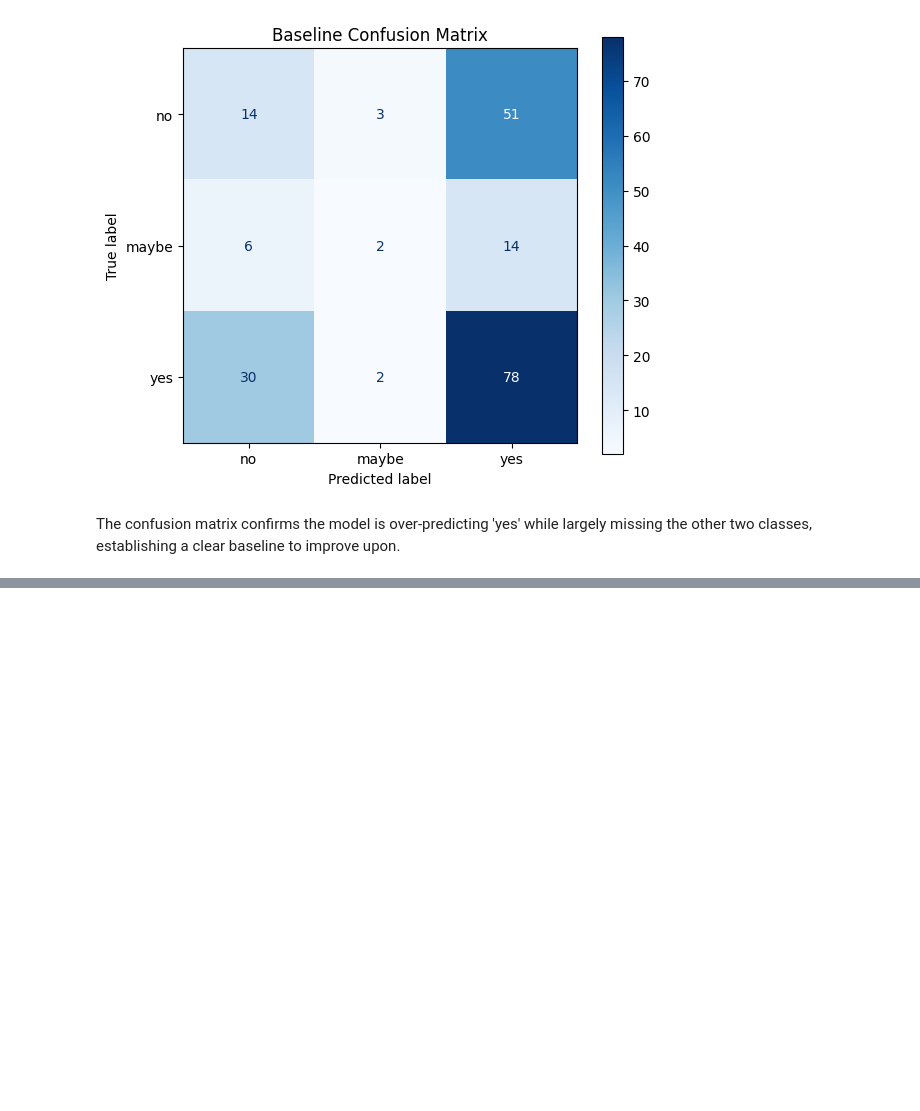
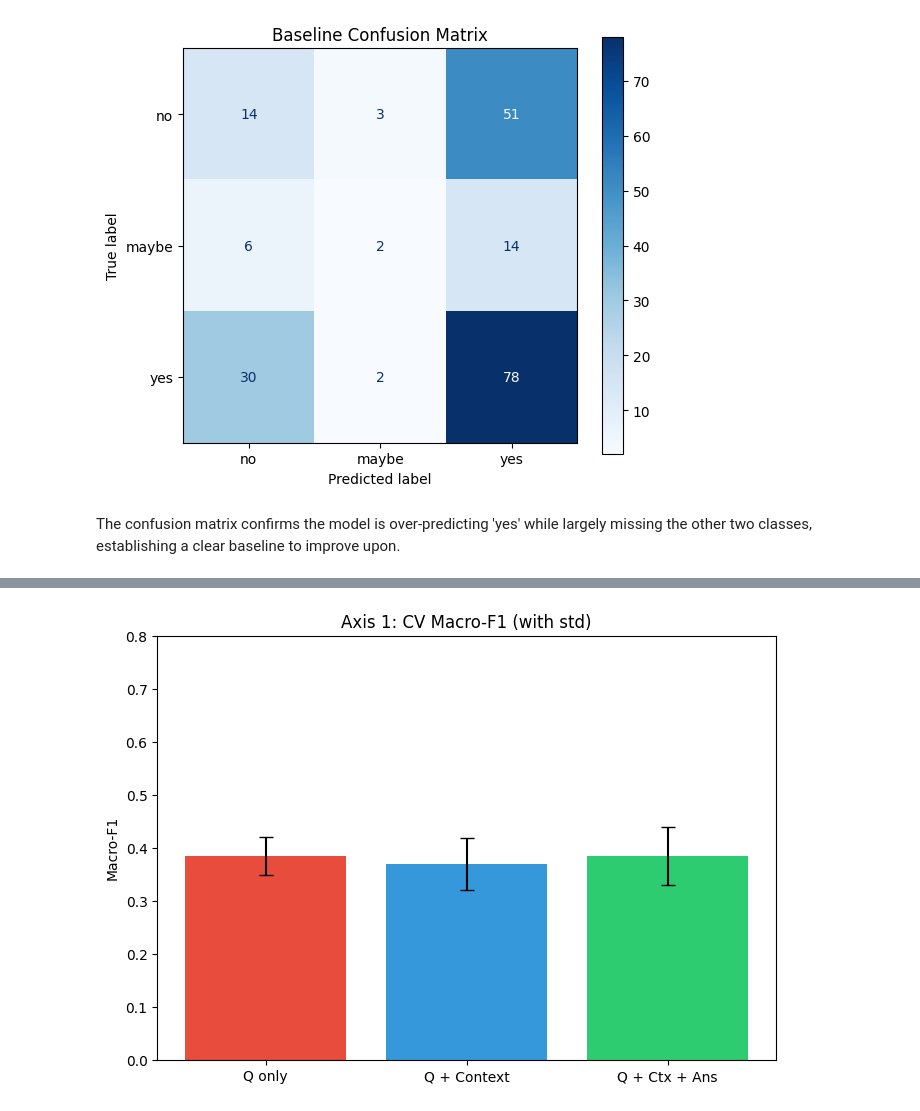
Before and after one commit to tanishkshindepatil01/ai-text-analytics-coursework-team16-task1, a Jupyter notebook: AI&TA.ipynb, the cells around one changed output, grey strips where cells are left out. Saved outputs shown, nothing was run; the diff lists cells and outputs as text; code cells hidden in the pictures; blank space fills up the shorter version.

```diff
--- a/AI&TA.ipynb
+++ b/AI&TA.ipynb
@@ -664,0 +719,15 @@ The confusion matrix confirms the model is over-predicting 'yes' while largely m
+# %%
+res_a1b = baseline_res
+print("\nA1b — Question + Context + TF-IDF + LR  (= Baseline)")
+print(f"  CV Macro-F1 : {res_a1b['cv_f1_mean']:.4f} +/- {res_a1b['cv_f1_std']:.4f}")
+print(f"  Test F1     : {res_a1b['test_f1']:.4f}")
+
+pipe_a1c = clone(axis1_pipe)
+res_a1c = evaluate_with_cv(pipe_a1c, X_train_qctxans, y_train, X_test_qctxans, y_test)
+all_preds["A1c_Q_Ctx_Ans"] = res_a1c["preds"]
+
+print("\nA1c — Question + Context + Long Answer + TF-IDF + LR")
+print(f"  CV Macro-F1 : {res_a1c['cv_f1_mean']:.4f} +/- {res_a1c['cv_f1_std']:.4f}")
+print(f"  Test Acc    : {res_a1c['test_acc']:.4f}")
+print(f"  Test F1     : {res_a1c['test_f1']:.4f}")
+print(classification_report(y_test, res_a1c["preds"], target_names=["no","maybe","yes"], zero_division=0))
@@ -664,0 +758,65 @@ The confusion matrix confirms the model is over-predicting 'yes' while largely m
+# %%
+import matplotlib.pyplot as plt
+import pandas as pd
+import os
+from IPython.display import display
+
+save_dir = "visualizations"
+os.makedirs(save_dir, exist_ok=True)
+
+all_results["A1a: Q only"] = {
+    "CV Macro-F1": f"{res_a1a['cv_f1_mean']:.4f} +/- {res_a1a['cv_f1_std']:.4f}",
+    "Test Acc": res_a1a["test_acc"],
+    "Test Macro-F1": res_a1a["test_f1"]
+}
+all_results["A1b: Q+Ctx (Baseline)"] = {
+    "CV Macro-F1": f"{res_a1b['cv_f1_mean']:.4f} +/- {res_a1b['cv_f1_std']:.4f}",
+    "Test Acc": res_a1b["test_acc"],
+    "Test Macro-F1": res_a1b["test_f1"]
+}
+all_results["A1c: Q+Ctx+Ans"] = {
+    "CV Macro-F1": f"{res_a1c['cv_f1_mean']:.4f} +/- {res_a1c['cv_f1_std']:.4f}",
+    "Test Acc": res_a1c["test_acc"],
+    "Test Macro-F1": res_a1c["test_f1"]
+}
+
+axis1_summary = pd.DataFrame({
+    "Variant": ["Q only", "Q + Context", "Q + Ctx + Ans"],
+    "CV Macro-F1": [res_a1a["cv_f1_mean"], res_a1b["cv_f1_mean"], res_a1c["cv_f1_mean"]],
+    "CV Std": [res_a1a["cv_f1_std"], res_a1b["cv_f1_std"], res_a1c["cv_f1_std"]],
+    "Test Macro-F1": [res_a1a["test_f1"], res_a1b["test_f1"], res_a1c["test_f1"]]
+})
+
+bar_colors = ["#e74c3c", "#3498db", "#2ecc71"]
+
+plt.figure(figsize=(7, 5))
+plt.bar(
+    axis1_summary["Variant"],
+    axis1_summary["CV Macro-F1"],
+    yerr=axis1_summary["CV Std"],
+    capsize=5,
+    color=bar_colors
+)
+plt.title("Axis 1: CV Macro-F1 (with std)")
+plt.ylabel("Macro-F1")
+plt.ylim(0, 0.8)
+plt.tight_layout()
+plt.savefig(os.path.join(save_dir, "visualization_7_axis1_cv_macro_f1.png"), dpi=300, bbox_inches="tight")
+plt.show()
+
+plt.figure(figsize=(7, 5))
+plt.bar(
+    axis1_summary["Variant"],
+    axis1_summary["Test Macro-F1"],
+    color=bar_colors
+)
+plt.title("Axis 1: Test Macro-F1")
+plt.ylabel("Macro-F1")
+plt.ylim(0, 0.8)
+plt.tight_layout()
+plt.savefig(os.path.join(save_dir, "visualization_8_axis1_test_macro_f1.png"), dpi=300, bbox_inches="tight")
+plt.show()
+
+display(axis1_summary)
+# %% [output]
+[figure, added]
```
Also changed, not shown: parts of 17 cells of this notebook.
